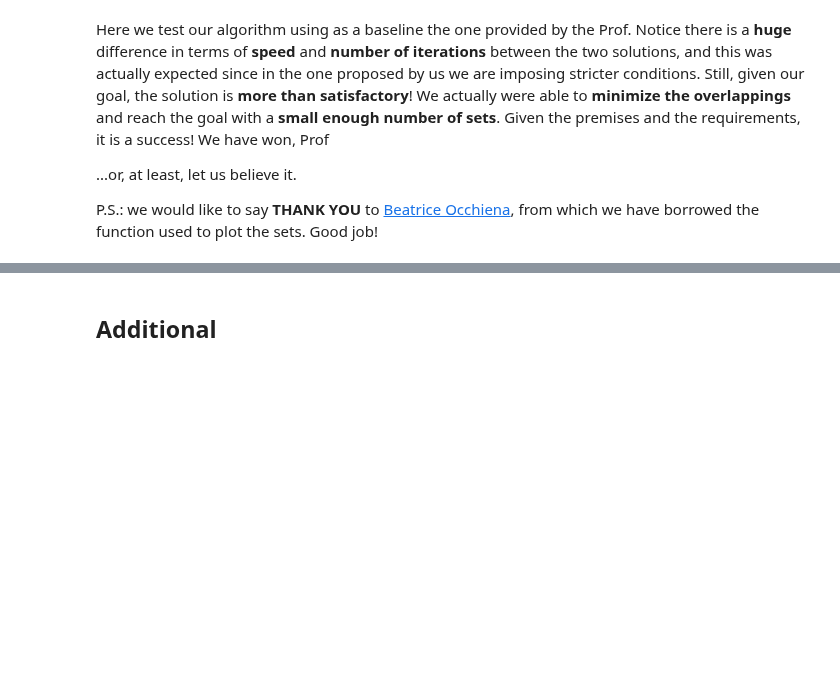
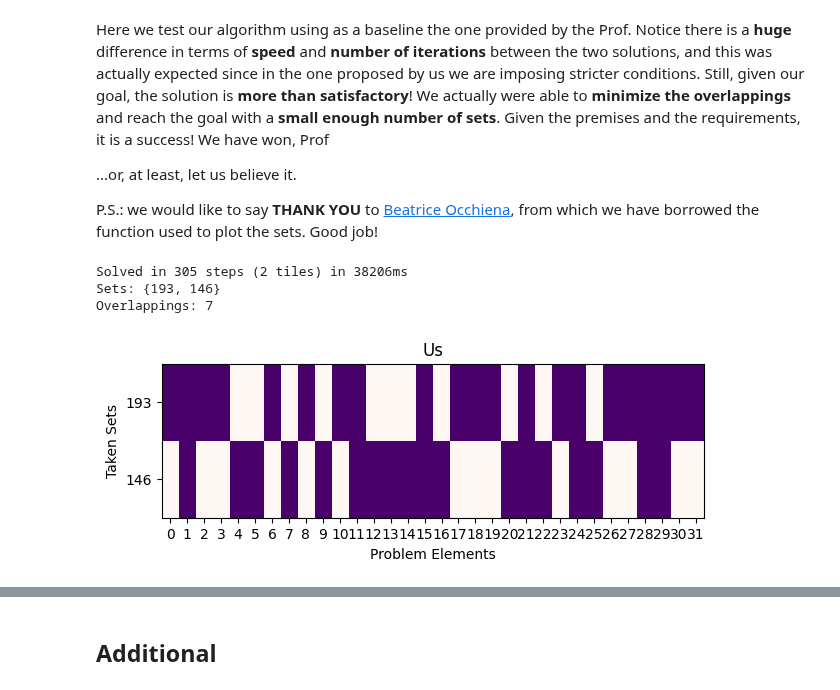
Before and after one commit to Mattizza/CompInt2324, a Jupyter notebook: Lab_1/set_covering.ipynb, the cells around one changed output, grey strips where cells are left out. Cells and saved outputs as stored; diff of their text form; code cells hidden in the pictures; blank space fills up the shorter version.

```diff
--- a/Lab_1/set_covering.ipynb
+++ b/Lab_1/set_covering.ipynb
@@ -170,6 +223,43 @@ Here we test our algorithm using as a baseline the one provided by the Prof. Not
 ...or, at least, let us believe it.
 
 P.S.: we would like to say **THANK YOU** to [Beatrice Occhiena](https://github.com/beatrice-occhiena), from which we have borrowed the function used to plot the sets. Good job!
+# %%
+frontier = PriorityQueue()
+state = State(set(), set(range(NUM_SETS)))
+frontier.put((proximity(state), state))
+
+counter = 0
+_, current_state = frontier.get()
+
+tic = time()
+
+with tqdm(total = None) as pbar:
+    while not goal_check(current_state):
+
+        counter += 1
+
+        for action in current_state.not_taken:
+
+            new_state = State(current_state.taken ^ {action},
+                              current_state.not_taken ^ {action})
+            frontier.put((cost_cos(new_state) - cos_similarity(new_state), new_state))
+
+        _, current_state = frontier.get()
+        pbar.update(1)
+
+toc = time()
+
+print(f'Solved in {counter} steps ({len(current_state.taken)} tiles) \
+in {(toc - tic)*1000:.0f}ms')
+print(f'Sets: {current_state.taken}')
+print(f'Overlappings: {count_overlappings(current_state)}')
+
+visualize_state(current_state, 'Us')
+# %% [output]
+Solved in 305 steps (2 tiles) in 38206ms
+Sets: {193, 146}
+Overlappings: 7
+[figure, added]
 # %%
 frontier = PriorityQueue()
 state = State(set(), set(range(NUM_SETS)))
```
Also changed, not shown: parts of 12 cells of this notebook.
